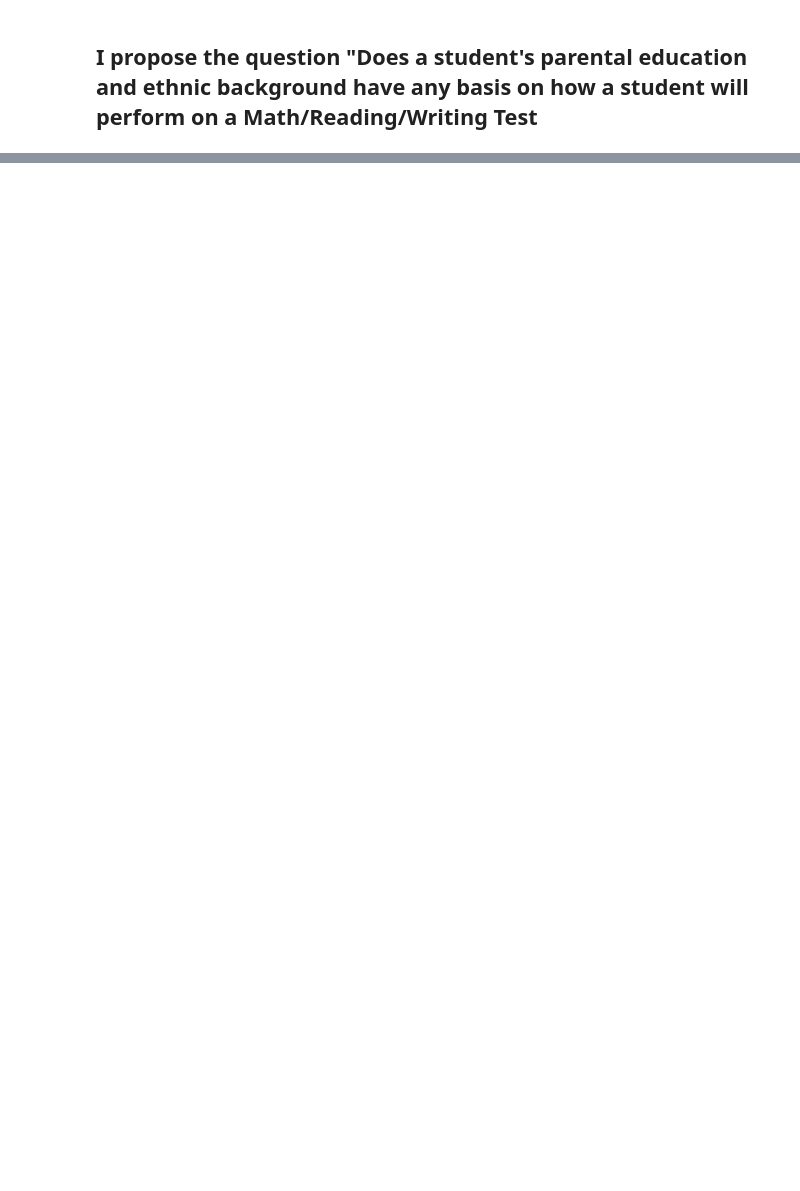
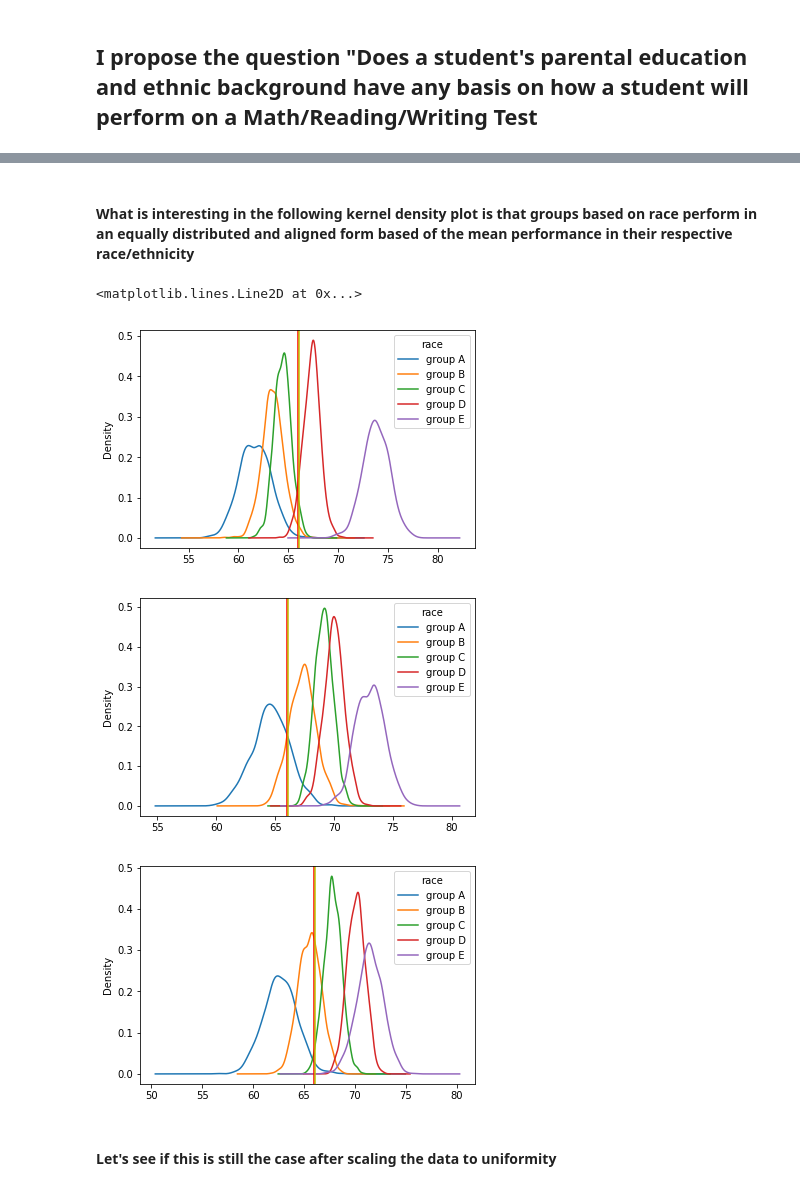
Before and after one commit to Chad-Current/my_portfolio, a Jupyter notebook: Capstone Project/Student Performance.ipynb, the cells around one changed output, grey strips where cells are left out. Drawn from its saved outputs; the diff is of its cells as text; code cells hidden in the pictures; blank space fills up the shorter version.

```diff
--- a/Capstone Project/Student Performance.ipynb
+++ b/Capstone Project/Student Performance.ipynb
@@ -121,0 +92,38 @@ def mulit_labeling(df):
+# %% [markdown]
+#### What is interesting in the following kernel density plot is that groups based on race perform in an equally distributed  and aligned form based of the mean performance in their respective race/ethnicity
+# %%
+bs_id = []
+for i in range(1000):
+    bs_mean = df.sample(frac=1,replace=True).groupby('race')['math_score'].mean()
+    bs_id.append(bs_mean)
+
+bs_id = pd.DataFrame(bs_id)
+ax = bs_id.plot(kind='kde')
+ax.axvline(df['math_score'].median(),c='r')
+ax.axvline(df['math_score'].mean(), c='y')
+
+bs_id = []
+for i in range(1000):
+    bs_mean = df.sample(frac=1,replace=True).groupby('race')['reading_score'].mean()
+    bs_id.append(bs_mean)
+bs_id = pd.DataFrame(bs_id)
+ax = bs_id.plot(kind='kde')
+ax.axvline(df['math_score'].median(),c='r')
+ax.axvline(df['math_score'].mean(), c='y')
+
+bs_id = []
+for i in range(1000):
+    bs_mean = df.sample(frac=1,replace=True).groupby('race')['writing_score'].mean()
+    bs_id.append(bs_mean)
+
+bs_id = pd.DataFrame(bs_id)
+ax = bs_id.plot(kind='kde')
+ax.axvline(df['math_score'].median(),c='r')
+ax.axvline(df['math_score'].mean(), c='y')
+# %% [output]
+<matplotlib.lines.Line2D at 0x...>
+[figure, added]
+[figure, added]
+[figure, added]
+# %% [markdown]
+#### Let's see if this is still the case after scaling the data to uniformity
```
Also changed, not shown: parts of 61 cells of this notebook.
